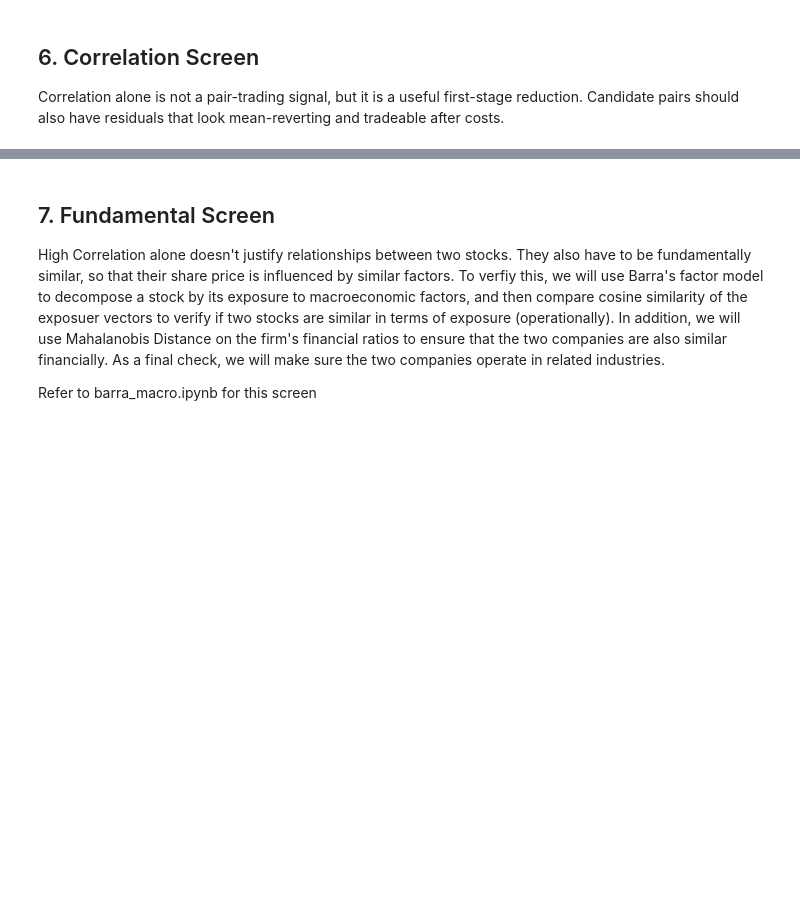
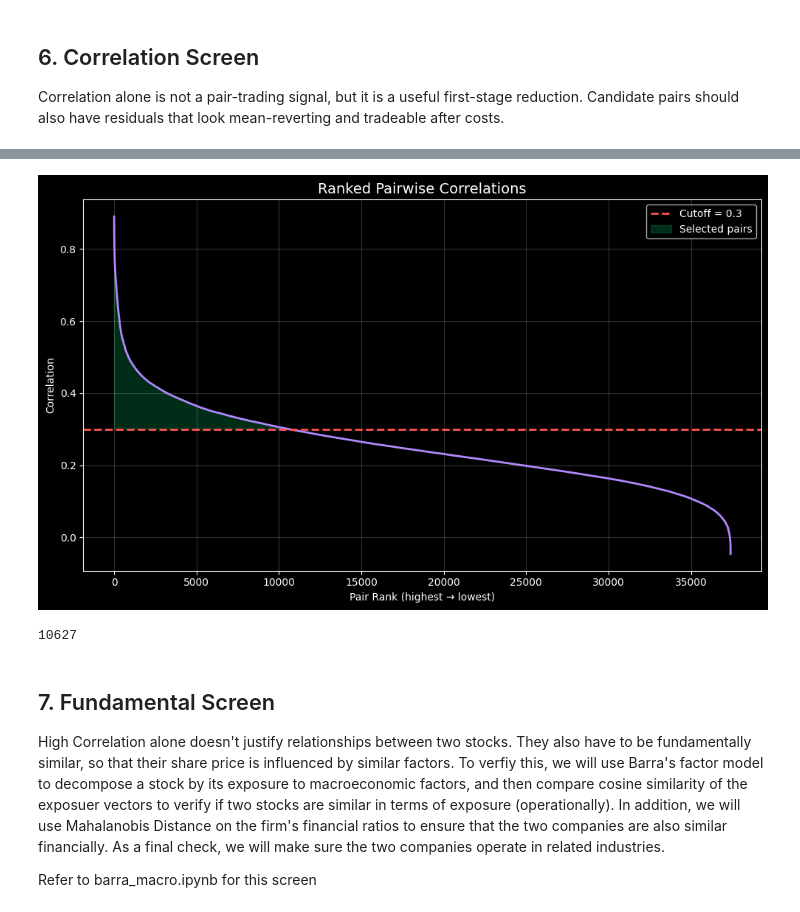
Before and after one commit to LeoL18/Pairs-Trading-on-Chinese-Stock-Market, a Jupyter notebook: pair_trading_exploration.ipynb, the cells around one changed output, grey strips where cells are left out. Saved outputs shown, nothing was run; the diff lists cells and outputs as text; code cells hidden in the pictures; blank space fills up the shorter version.

```diff
--- a/pair_trading_exploration.ipynb
+++ b/pair_trading_exploration.ipynb
@@ -525,3 +524,43 @@ Name: return_corr, Length: 50, dtype: float64
+# %%
+# sort correlations
+# example cutoff
+cutoff = 0.3
+
+fig, ax = plt.subplots(figsize=(10,6))
+
+ax.plot(top_corr_pairs.values, color="#b388ff", lw=2)
+
+# cutoff line
+ax.axhline(cutoff, color="#ff5252", linestyle="--", lw=2, label=f"Cutoff = {cutoff}")
+
+# shaded region of selected pairs
+mask = top_corr_pairs >= cutoff
+ax.fill_between(
+    np.arange(len(top_corr_pairs)),
+    top_corr_pairs.values,
+    cutoff,
+    where=mask,
+    color="#00e676",
+    alpha=0.2,
+    label="Selected pairs"
+)
+
+ax.set_title("Ranked Pairwise Correlations", fontsize=14)
+ax.set_xlabel("Pair Rank (highest → lowest)")
+ax.set_ylabel("Correlation")
+
+ax.grid(alpha=0.2)
+ax.legend()
+
+plt.tight_layout()
+plt.show()
+# %% [output]
+[figure, added]
+# %%
+top_corr_pairs = top_corr_pairs.loc[top_corr_pairs>=0.3]
+len(top_corr_pairs)
+# %% [output]
+10627
 # %% [markdown]
 ## 7. Fundamental Screen
 
```
Also changed, not shown: parts of 20 cells of this notebook, 11 other files.
